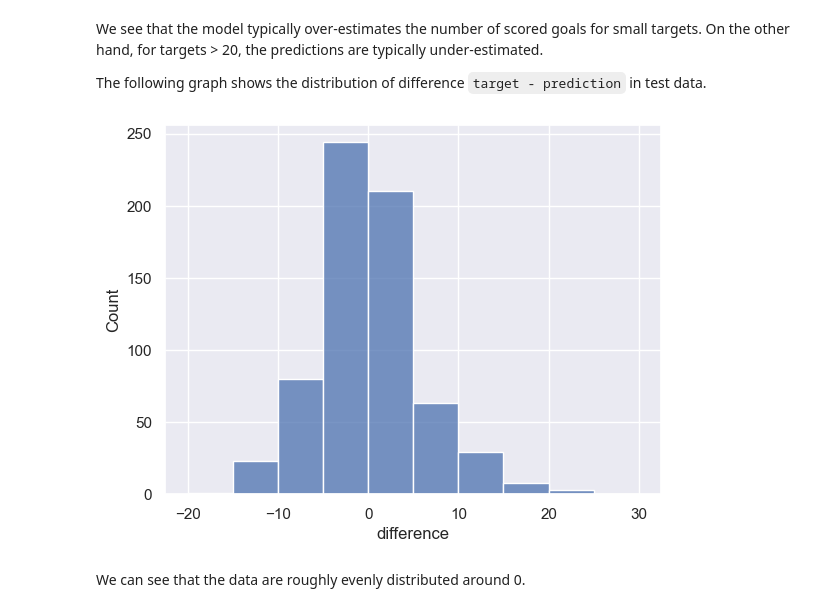
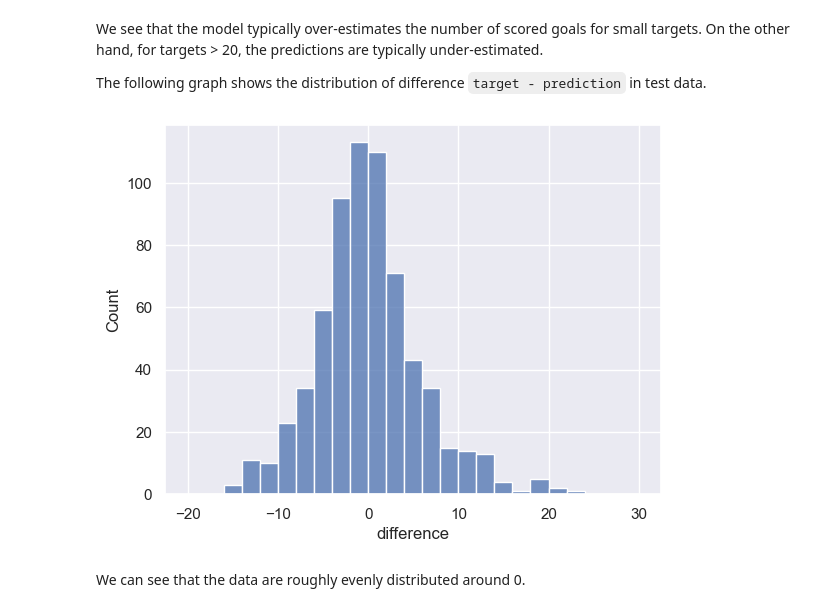
Before and after one commit to VL-CZ/NDBI048-data-science, a Jupyter notebook: homework/NHL-data-report.ipynb, the cells around one changed output. Cells and saved outputs as stored; diff of their text form; code cells hidden in the pictures.

Commit message:
final graph updated

```diff
--- a/homework/NHL-data-report.ipynb
+++ b/homework/NHL-data-report.ipynb
@@ -423,9 +423,9 @@ The following graph shows the distribution of difference `target - prediction` i
 # %%
 differences_df = pd.DataFrame({'difference' : []})
 differences_df['difference'] = y_test - predictions
-g = sns.histplot(data=differences_df, x="difference", binwidth=5, binrange=(-20,30))
+g = sns.histplot(data=differences_df, x="difference", binwidth=2, binrange=(-20,30))
 # %% [output]
-[figure, old version]
+[figure, new version]
 # %% [markdown]
 We can see that the data are roughly evenly distributed around 0.
 # %% [markdown]
```
Also changed, not shown: 1 other file.
